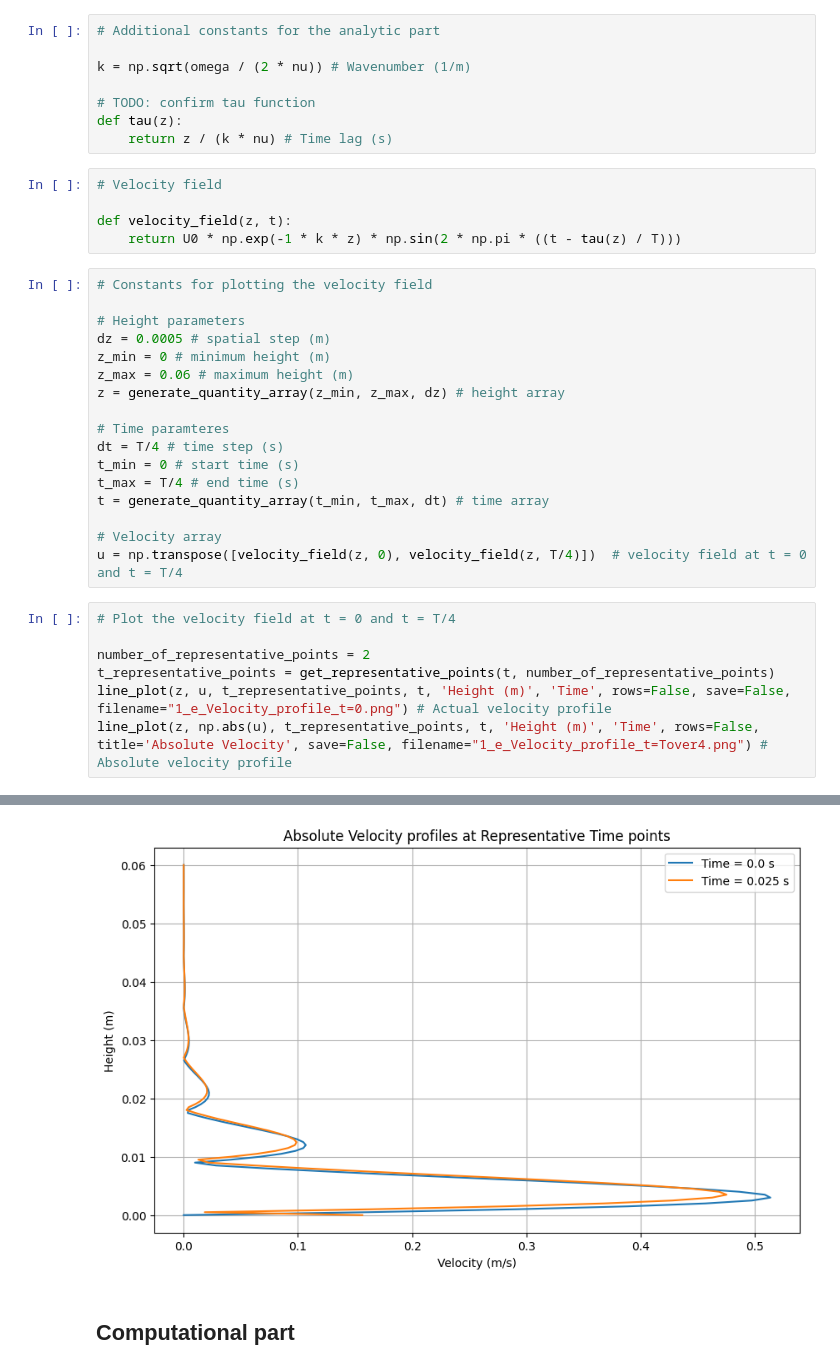
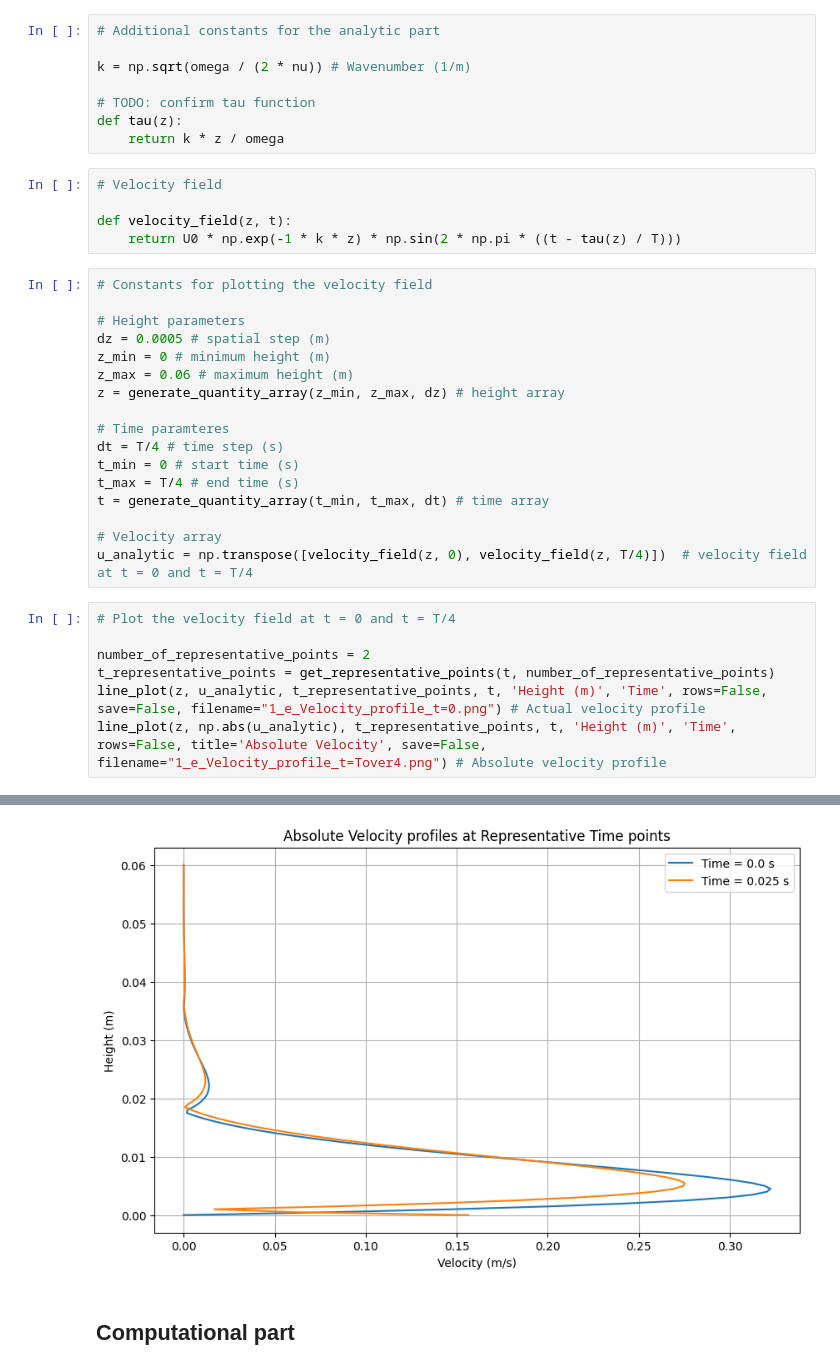
Before and after one commit to HiperLoop/Fluid-dynamics, a Jupyter notebook: Project 2/src/Project2_Group8_computationalpart.ipynb, the cells around one changed output, grey strips where cells are left out. Cells and saved outputs as stored; diff of their text form.

Commit message:
regenerated figures for P2/1/e based on new Tau function

```diff
--- a/Project 2/src/Project2_Group8_computationalpart.ipynb
+++ b/Project 2/src/Project2_Group8_computationalpart.ipynb
@@ -78,7 +78,7 @@ k = np.sqrt(omega / (2 * nu)) # Wavenumber (1/m)
 
 # TODO: confirm tau function
 def tau(z):
-    return z / (k * nu) # Time lag (s)
+    return k * z / omega
 # %%
 # Velocity field
 
@@ -100,12 +100,12 @@ t_max = T/4 # end time (s)
 t = generate_quantity_array(t_min, t_max, dt) # time array
 
 # Velocity array
-u = np.transpose([velocity_field(z, 0), velocity_field(z, T/4)])  # velocity field at t = 0 and t = T/4
+u_analytic = np.transpose([velocity_field(z, 0), velocity_field(z, T/4)])  # velocity field at t = 0 and t = T/4
 # %%
 # Plot the velocity field at t = 0 and t = T/4
 
 number_of_representative_points = 2
 t_representative_points = get_representative_points(t, number_of_representative_points)
-line_plot(z, u, t_representative_points, t, 'Height (m)', 'Time', rows=False, save=False, filename="1_e_Velocity_profile_t=0.png") # Actual velocity profile
-line_plot(z, np.abs(u), t_representative_points, t, 'Height (m)', 'Time', rows=False, title='Absolute Velocity', save=False, filename="1_e_Velocity_profile_t=Tover4.png") # Absolute velocity profile
+line_plot(z, u_analytic, t_representative_points, t, 'Height (m)', 'Time', rows=False, save=False, filename="1_e_Velocity_profile_t=0.png") # Actual velocity profile
+line_plot(z, np.abs(u_analytic), t_representative_points, t, 'Height (m)', 'Time', rows=False, title='Absolute Velocity', save=False, filename="1_e_Velocity_profile_t=Tover4.png") # Absolute velocity profile
 # %% [output]
@@ -113,4 +113,4 @@ line_plot(z, np.abs(u), t_representative_points, t, 'Height (m)', 'Time', rows=F
-[figure, old version]
+[figure, new version]
 # %% [markdown]
 ## Computational part
 # %%
```
Also changed, not shown: parts of 2 cells of this notebook, 2 other files.
